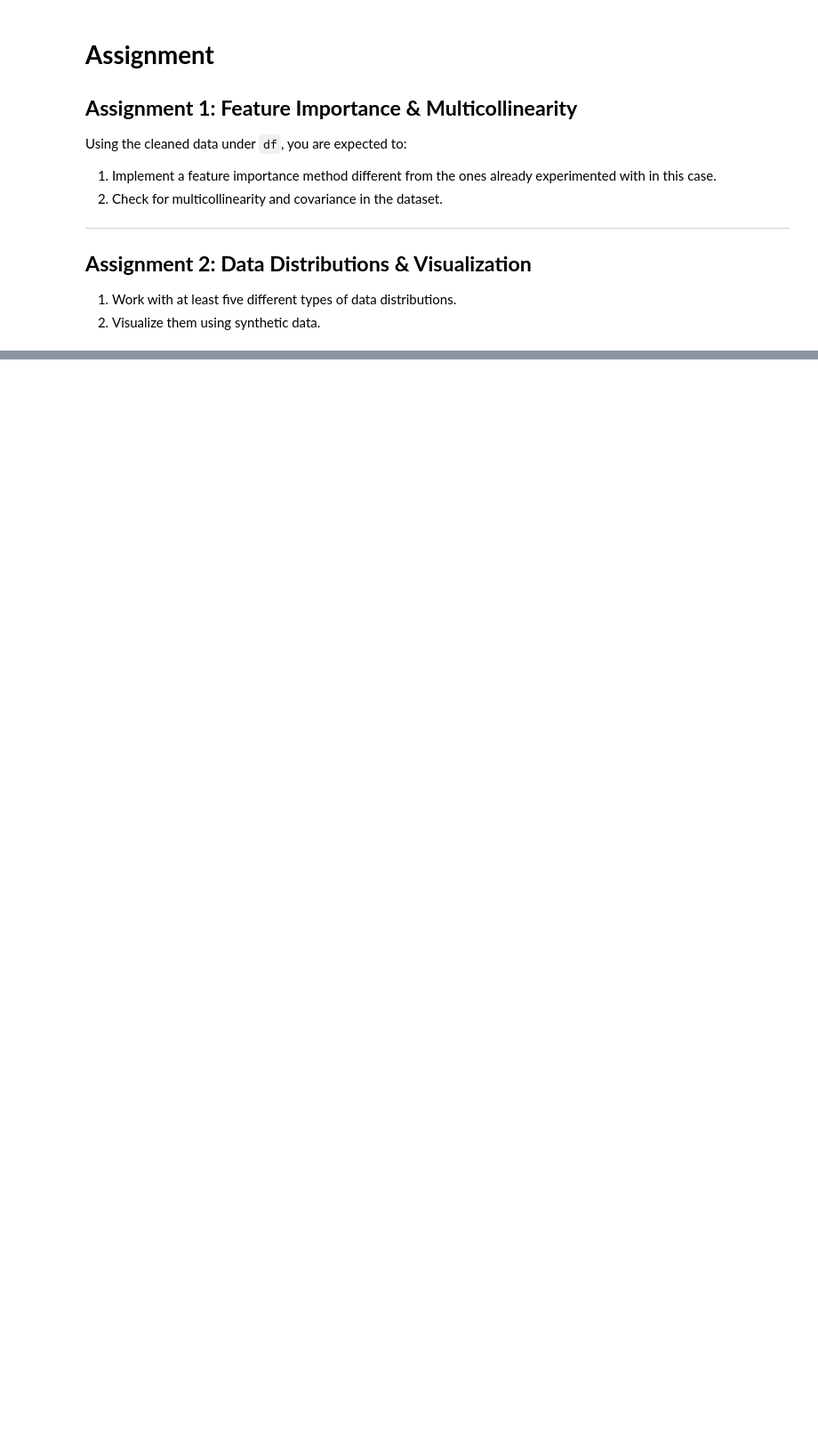
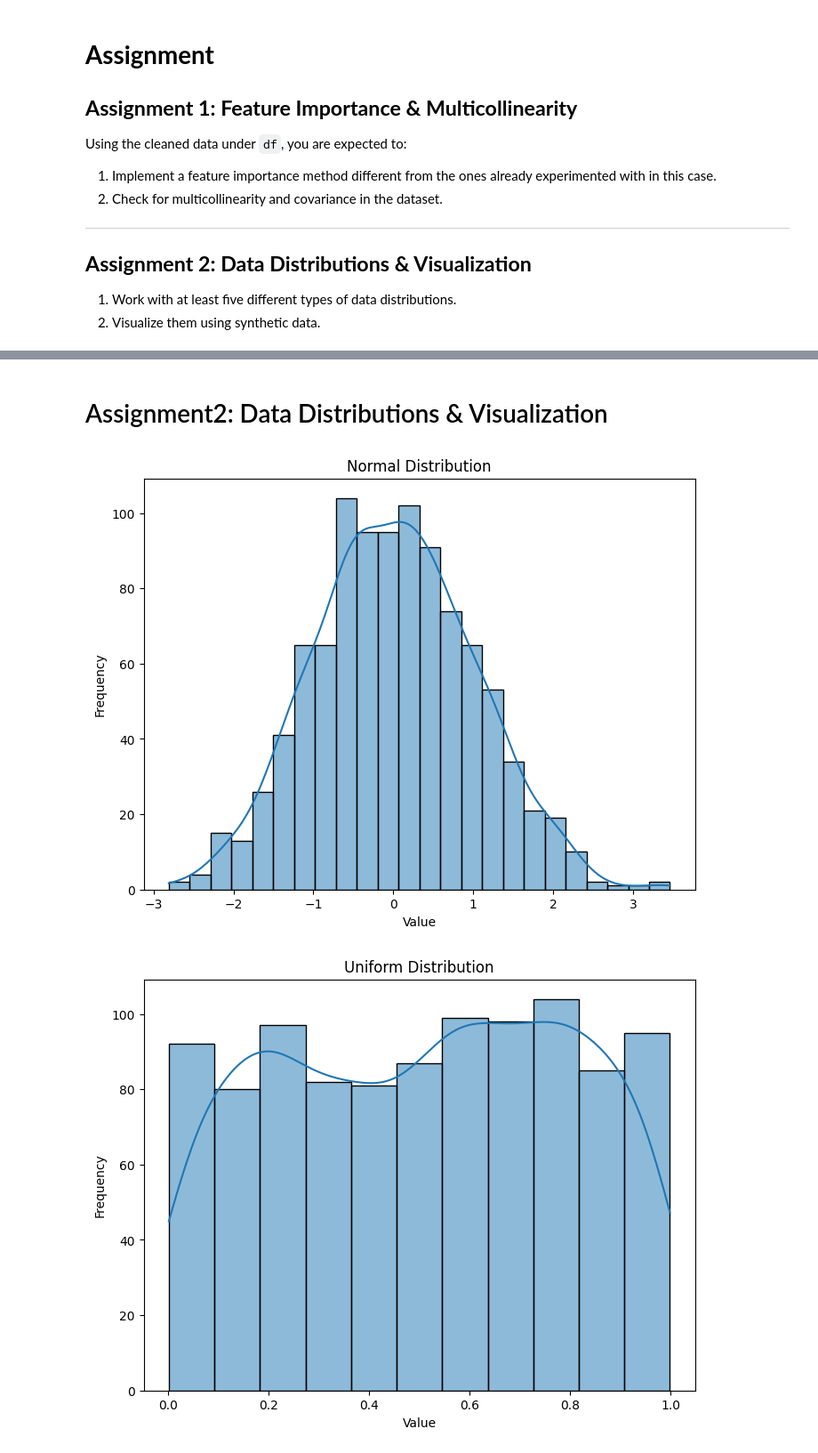
Before and after one commit to 5237-mests/5237-mests, a Jupyter notebook: UNDP_SETH.ipynb, the cells around one changed output, grey strips where cells are left out. Shown at 89% size. Saved outputs shown, nothing was run; the diff lists cells and outputs as text; code cells hidden in the pictures; blank space fills up the shorter version.

```diff
--- a/UNDP_SETH.ipynb
+++ b/UNDP_SETH.ipynb
@@ -848,0 +1462,53 @@ Using the cleaned data under `df`, you are expected to:
+# %% [markdown]
+# Assignment2: Data Distributions & Visualization
+# %%
+# Assignment 2: Data Distributions & Visualization
+
+# 1. Normal Distribution
+data_normal = np.random.normal(loc=0, scale=1, size=1000)
+plt.figure(figsize=(8, 6))
+sns.histplot(data_normal, kde=True)
+plt.title('Normal Distribution')
+plt.xlabel('Value')
+plt.ylabel('Frequency')
+plt.show()
+
+
+# 2. Uniform Distribution
+data_uniform = np.random.uniform(low=0, high=1, size=1000)
+plt.figure(figsize=(8, 6))
+sns.histplot(data_uniform, kde=True)
+plt.title('Uniform Distribution')
+plt.xlabel('Value')
+plt.ylabel('Frequency')
+plt.show()
+
+# 3. Exponential Distribution
+data_exponential = np.random.exponential(scale=1, size=1000)
+plt.figure(figsize=(8, 6))
+sns.histplot(data_exponential, kde=True)
+plt.title('Exponential Distribution')
+plt.xlabel('Value')
+plt.ylabel('Frequency')
+plt.show()
+
+# 4. Poisson Distribution
+data_poisson = np.random.poisson(lam=5, size=1000)
+plt.figure(figsize=(8, 6))
+sns.histplot(data_poisson, kde=False)
+plt.title('Poisson Distribution')
+plt.xlabel('Value')
+plt.ylabel('Frequency')
+plt.show()
+
+# 5. Binomial Distribution
+data_binomial = np.random.binomial(n=10, p=0.5, size=1000)
+plt.figure(figsize=(8, 6))
+sns.histplot(data_binomial, kde=False)
+plt.title('Binomial Distribution')
+plt.xlabel('Value')
+plt.ylabel('Frequency')
+plt.show()
+# %% [output]
+[figure, added]
+[figure, added]
```
Also changed, not shown: parts of 72 cells of this notebook.
